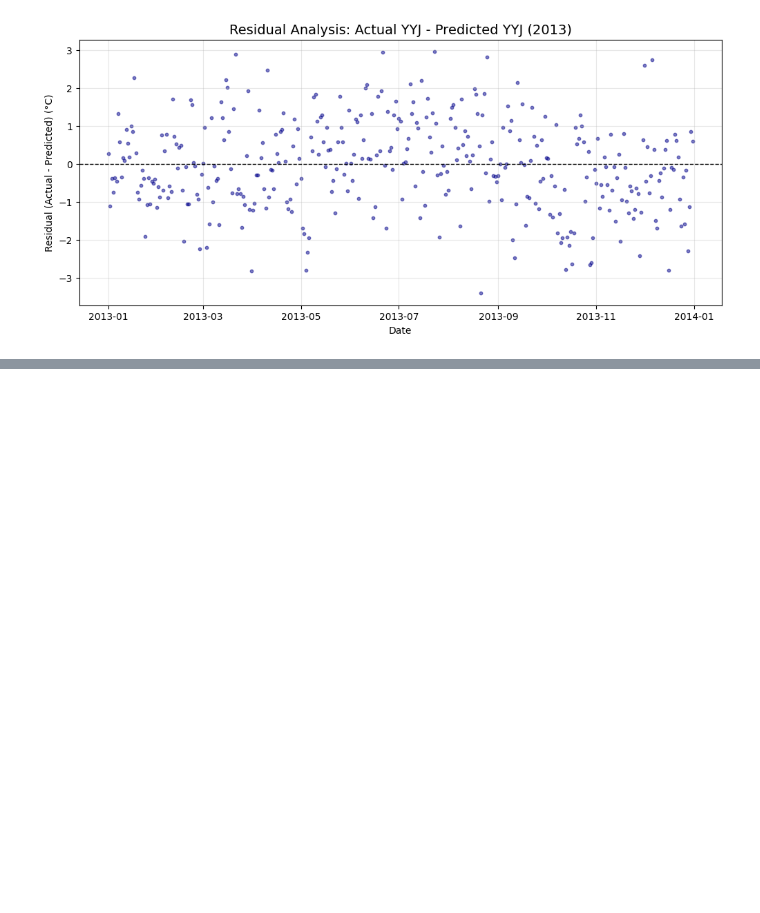
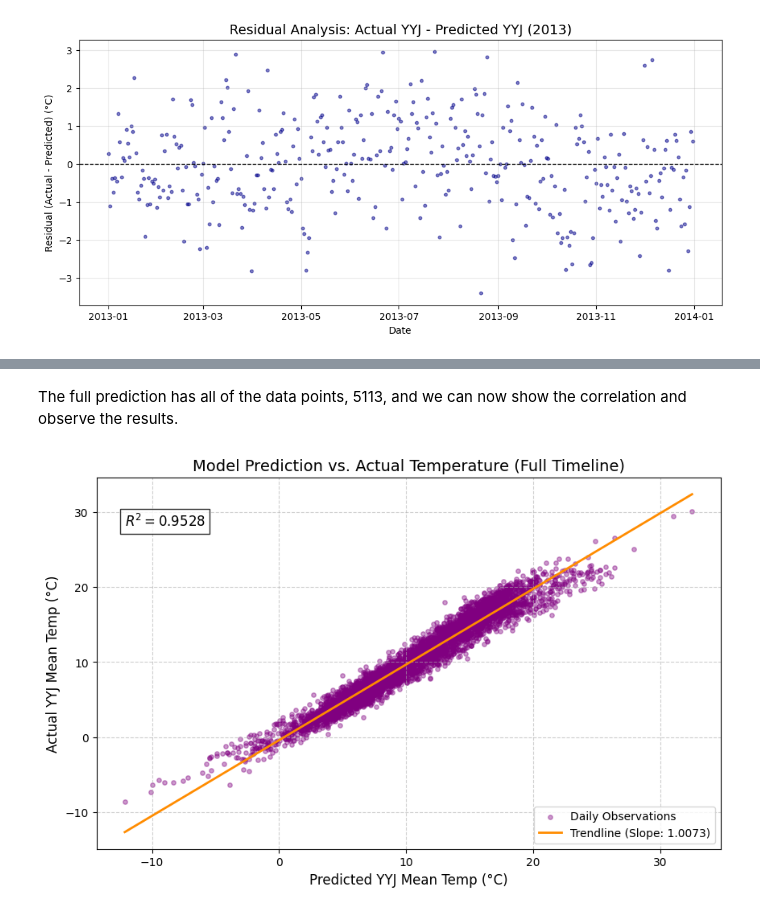
Before and after one commit to MantaHonk/EOS_Weather_Data_Analysis, a Jupyter notebook: Term_Project.ipynb, the cells around one changed output, grey strips where cells are left out. Cells and saved outputs as stored; diff of their text form; code cells hidden in the pictures; blank space fills up the shorter version.

Commit message:
Finished regression analysis and comparison

```diff
--- a/Term_Project.ipynb
+++ b/Term_Project.ipynb
@@ -685,0 +671,13 @@ plt.show()
+# %%
+df_model_comparison_full_timeline = pd.merge(
+    df_YYJ_actual_full_2013_onwards[['timestamp', 'd_mean_temp']],
+    df_future[['timestamp', 'predicted_yyj']],
+    on='timestamp',
+    suffixes=('_actual', '_predicted')
+)
+
+df_model_comparison_full_timeline = df_model_comparison_full_timeline.rename(columns={'d_mean_temp': 'temp_yyj_actual'})
+df_model_comparison_full_timeline.dropna(subset=['predicted_yyj', 'temp_yyj_actual'], inplace=True)
+df_model_comparison_full_timeline['season'] = df_model_comparison_full_timeline['timestamp'].dt.month.apply(get_season)
+
+df_model_comparison_full_timeline.info()
@@ -685,0 +696,26 @@ plt.show()
+# %% [markdown]
+The full prediction has all of the data points, 5113, and we can now show the correlation and observe the results.
+# %%
+z_model_full = np.polyfit(df_model_comparison_full_timeline['predicted_yyj'], df_model_comparison_full_timeline['temp_yyj_actual'], 1)
+p_model_full = np.poly1d(z_model_full)
+
+plt.figure(figsize=(10, 6))
+
+plt.scatter(df_model_comparison_full_timeline['predicted_yyj'], df_model_comparison_full_timeline['temp_yyj_actual'],
+            alpha=0.4, s=15, color='purple', label='Daily Observations')
+
+x_range_model_full = np.linspace(df_model_comparison_full_timeline['predicted_yyj'].min(), df_model_comparison_full_timeline['predicted_yyj'].max(), 100)
+plt.plot(x_range_model_full, p_model_full(x_range_model_full), color='darkorange', linewidth=2, label=f'Trendline (Slope: {z_model_full[0]:.4f})')
+
+r_squared_model_full = df_model_comparison_full_timeline['predicted_yyj'].corr(df_model_comparison_full_timeline['temp_yyj_actual'])**2
+plt.text(df_model_comparison_full_timeline['predicted_yyj'].min(), df_model_comparison_full_timeline['temp_yyj_actual'].max() - 2,
+         f'$R^2 = {r_squared_model_full:.4f}$', fontsize=12, bbox=dict(facecolor='white', alpha=0.8))
+
+plt.title("Model Prediction vs. Actual Temperature (Full Timeline)", fontsize=14)
+plt.xlabel("Predicted YYJ Mean Temp (°C)", fontsize=12)
+plt.ylabel("Actual YYJ Mean Temp (°C)", fontsize=12)
+plt.grid(True, linestyle='--', alpha=0.6)
+plt.legend()
+plt.show()
+# %% [output]
+[figure, added]
```
Also changed, not shown: parts of 14 cells of this notebook.
